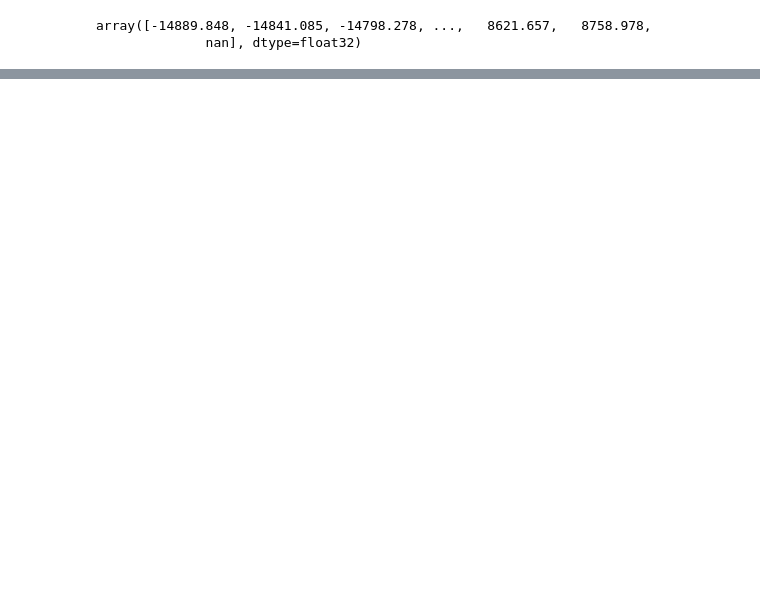
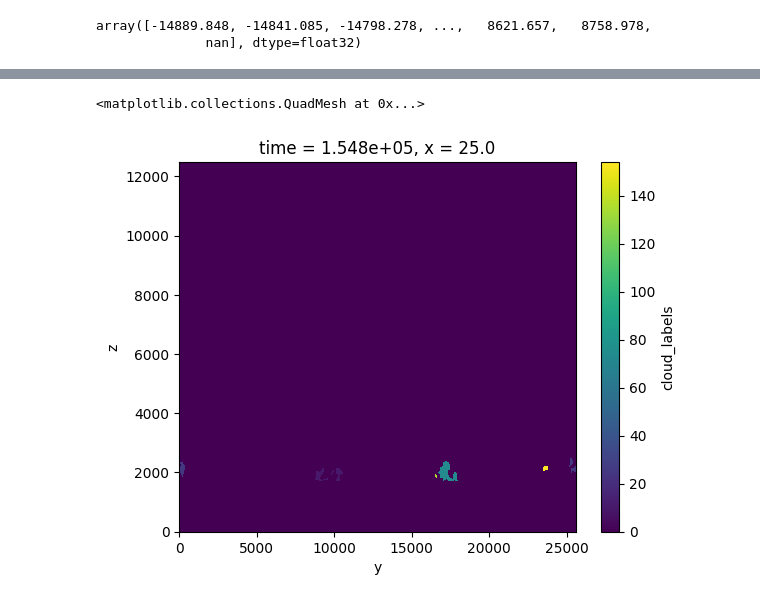
Before and after one commit to BenjaminBeselJr/3DSA-File-Makers, a Jupyter notebook: Development/entrainment_timeslice_testing.ipynb, the cells around one changed output, grey strips where cells are left out. Drawn from its saved outputs; the diff is of its cells as text; code cells hidden in the pictures; blank space fills up the shorter version.

```diff
--- a/Development/entrainment_timeslice_testing.ipynb
+++ b/Development/entrainment_timeslice_testing.ipynb
@@ -205,0 +262,3 @@ np.unique(ds_cloud.cloud_labels.isel(time=1))
+# %%
+ds_cloud = xr.open_dataset(paths["cloud_labels"], decode_times=False)
+ds_cloud.z
@@ -205,0 +283,5 @@ np.unique(ds_cloud.cloud_labels.isel(time=1))
+# %%
+ds_cloud.isel(time=0,x=0).cloud_labels.plot(x="y",y="z")
+# %% [output]
+<matplotlib.collections.QuadMesh at 0x...>
+[figure, added]
```
Also changed, not shown: parts of 11 cells of this notebook, 13 other files.
